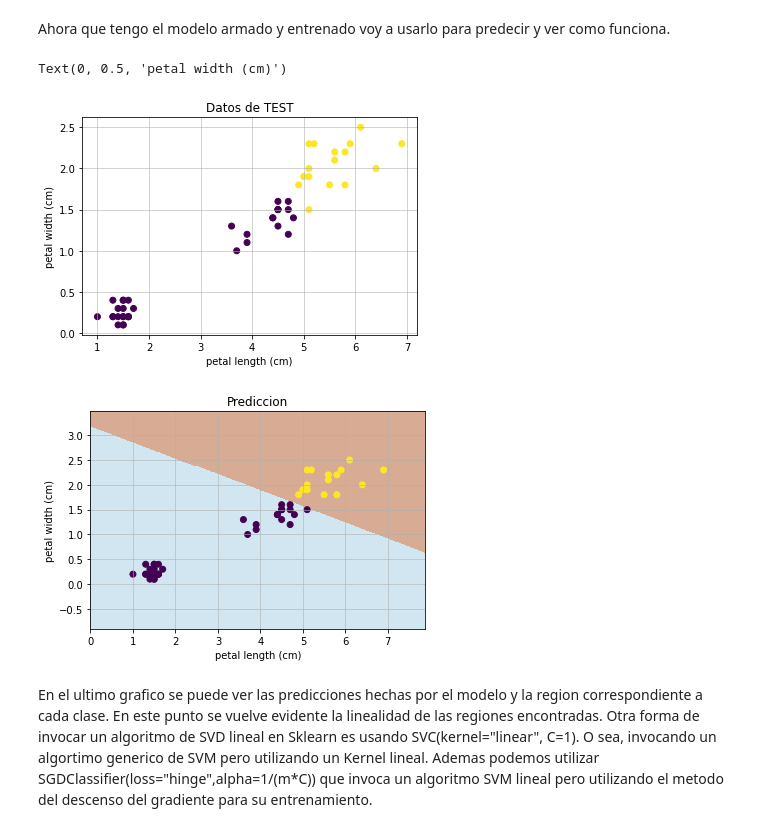
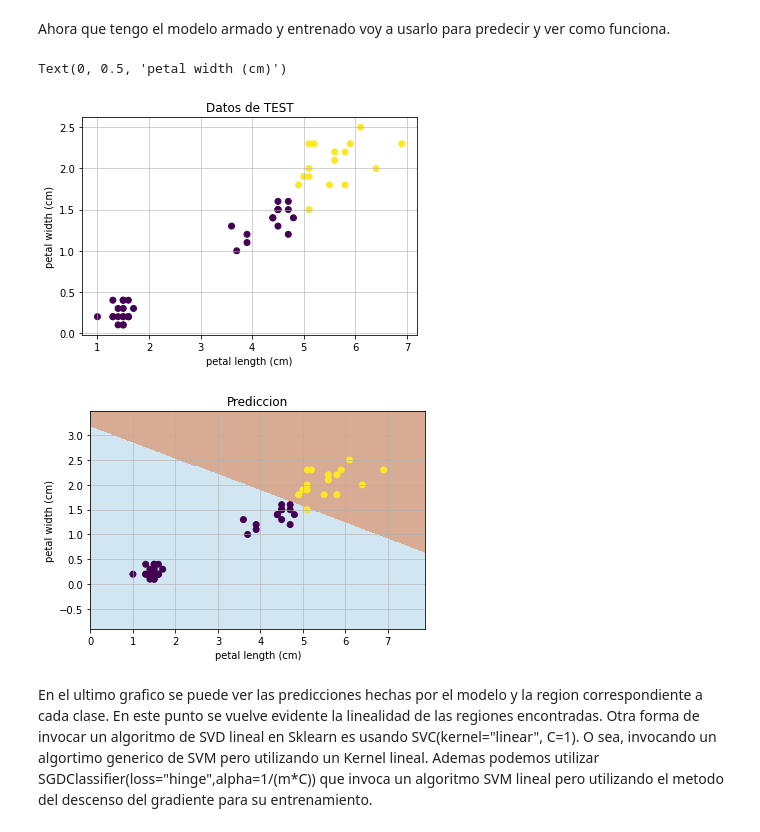
Before and after one commit to nechebarrena/HOML, a Jupyter notebook: HOML_cap_5.ipynb, the cells around one changed output. Drawn from its saved outputs; the diff is of its cells as text; code cells hidden in the pictures.

```diff
--- a/HOML_cap_5.ipynb
+++ b/HOML_cap_5.ipynb
@@ -106,33 +106,33 @@ Ahora que tengo el modelo armado y entrenado voy a usarlo para predecir y ver co
 # %%
 y_pred = svm_clf.predict(X_test)
 plt.figure()
 plt.scatter(X_test["petal length (cm)"],X_test["petal width (cm)"],c=y_test['target'])
 plt.grid(axis="both", alpha=0.7)
 plt.title("Datos de TEST")
 plt.xlabel("petal length (cm)")
 plt.ylabel("petal width (cm)")
 
 
 h = .02
 x_min, x_max = X["petal length (cm)"].min() - 1, X["petal length (cm)"].max() + 1
 y_min, y_max = X["petal width (cm)"].min() - 1, X["petal width (cm)"].max() + 1
 xx, yy = np.meshgrid(np.arange(x_min, x_max, h), np.arange(y_min, y_max, h))
 
 Z = svm_clf.predict(np.c_[xx.ravel(), yy.ravel()])
 Z = Z.reshape(xx.shape)
 
 
 plt.figure()
 plt.imshow(Z, interpolation="nearest",extent=(xx.min(), xx.max(), yy.min(), yy.max()),cmap=plt.cm.Paired, aspect="auto", origin="lower",alpha=0.5)
-plt.scatter(X_test["petal length (cm)"],X_test["petal width (cm)"],c=y_pred)
+plt.scatter(X_test["petal length (cm)"],X_test["petal width (cm)"],c=y_test['target'])
 plt.grid(axis="both", alpha=0.7)
 plt.title("Prediccion")
 plt.xlabel("petal length (cm)")
 plt.ylabel("petal width (cm)")
 # %% [output]
 Text(0, 0.5, 'petal width (cm)')
 [figure]
-[figure, old version]
+[figure, new version]
 # %% [markdown]
 En el ultimo grafico se puede ver las predicciones hechas por el modelo y la region correspondiente a cada clase. En este punto se vuelve evidente la linealidad de las regiones encontradas.
 Otra forma de invocar un algoritmo de SVD lineal en Sklearn es usando SVC(kernel="linear", C=1). O sea, invocando un algortimo generico de SVM pero utilizando un Kernel lineal.
```
Also changed, not shown: parts of 10 cells of this notebook.
